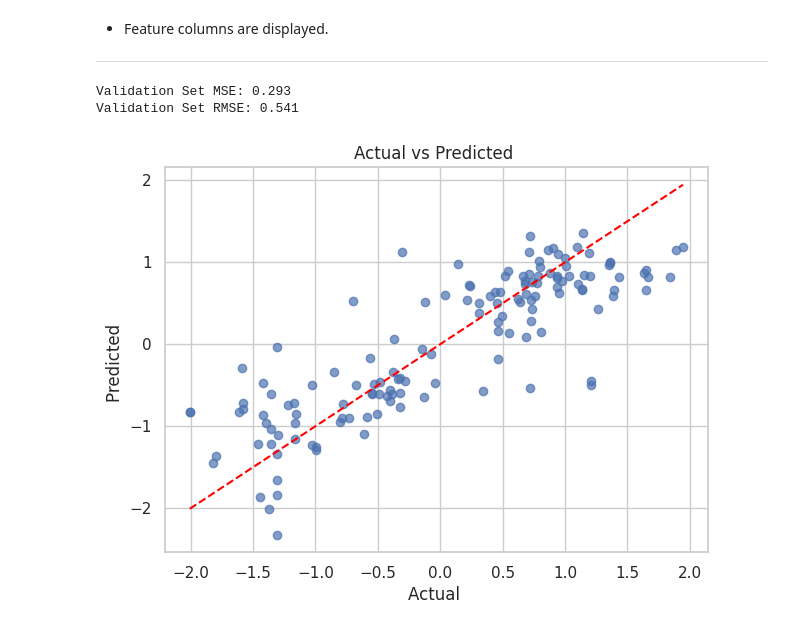
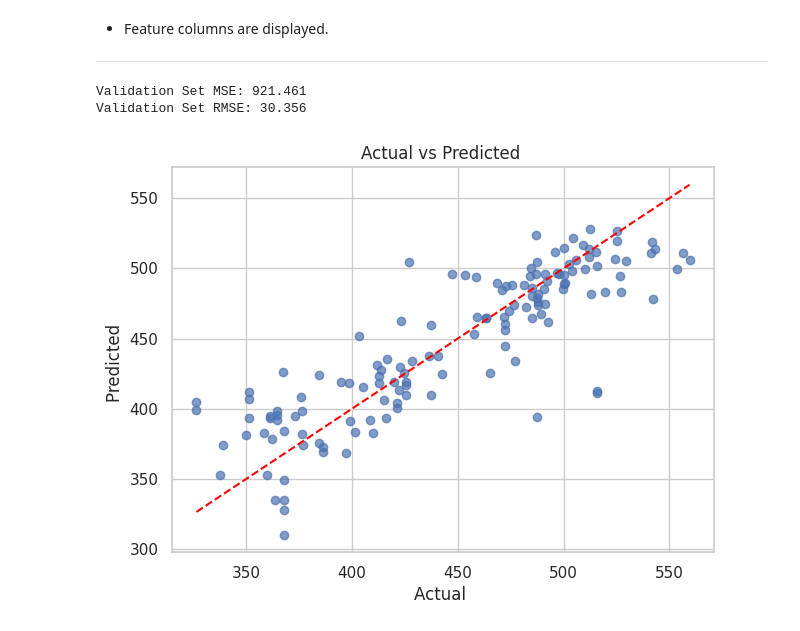
Before and after one commit to Zeynep243/DSA-210-Project, a Jupyter notebook: Machine_Learning.ipynb, the cells around one changed output. Saved outputs shown, nothing was run; the diff lists cells and outputs as text; code cells hidden in the pictures.

```diff
--- a/Machine_Learning.ipynb
+++ b/Machine_Learning.ipynb
@@ -490,0 +486,12 @@ plt.show()
+# %%
+from xgboost import XGBRegressor
+
+xgb = XGBRegressor(eval_metric='rmse', random_state=42, n_jobs=-1)
+xgb.fit(X, y)
+
+# plotting the importance of features
+sorted_idx = xgb.feature_importances_.argsort()
+plt.barh(np.array(X.columns)[sorted_idx],
+         xgb.feature_importances_[sorted_idx])
+plt.xlabel("XGBoost feature importance")
+plt.show()
@@ -495,14 +509,3 @@ plt.show()
-# %%
-# dropping a column from one hot encoding to get dummy variable
-
-# dummy variable approach for income level classification
-df = df.drop(columns=['classification_High-income countries'])
-
-# dummy variable approach for world regions
-# I chose to drop World_Region_North America specifically because it had a high VIF score
-df = df.drop(columns=['World_Region_North America'])
-
-df.to_csv("complete_data_dummy.csv")
 # %% [markdown]
 * Previously, when I prepared my data I used one hot encoding to use for other models.
 
@@ -560,9 +593,9 @@ plt.show()
 
 * Now I will look at VIF to see more clearly if there is multicollinarity.
 # %%
-df_multicol = df.drop(columns=['PISA_Total_Average'])
+X_multicol = X
 # Calculate VIF
-X = df_multicol
+X = X_multicol
 X = sm.add_constant(X)  # statsmodels requires adding constant manually
 
 vif_data = pd.DataFrame()
@@ -593,12 +626,12 @@ vif_data
 
 * I tried combining with other columns but VIF was still high, best approach seems to be dropping HDI column that is why I will drop and calculate VIF again.
 # %%
-df_multicol = df_multicol.drop(columns=[
+X_multicol = X_multicol.drop(columns=[
     'HDI'
   ])
 
 # Calculate VIF
-X = df_multicol
+X = X_multicol
 X = sm.add_constant(X)  # statsmodels requires adding constant manually
 X = X.drop(columns='const') # dropping const since it will not be usefull
 
@@ -648,36 +682,35 @@ df_multicol.head()
 ---
 # %%
 # updated from recitation 11 codes
-X = df_multicol
-y = df['PISA_Total_Average']
+X = X_multicol
 
 # Split into training and test sets
 X_train, X_test, y_train, y_test = train_test_split(X, y, test_size=0.2, random_state=5)
 
 # Train and evaluate
 model = LinearRegression()
 model.fit(X_train, y_train)
 y_pred = model.predict(X_test)
 
 mse = mean_squared_error(y_test, y_pred)
 print(f"Validation Set MSE: {mse:.3f}")
 print(f"Validation Set RMSE: {mse**0.5:.3f}")
 
 
 
 # Plot actual vs predicted scores
 plt.figure(figsize=(7, 5))
 plt.scatter(y_test, y_pred, alpha=0.7)
 plt.plot([y.min(), y.max()], [y.min(), y.max()], color='red', linestyle='--')
 plt.xlabel('Actual ')
 plt.ylabel('Predicted ')
 plt.title('Actual vs Predicted ')
 plt.grid(True)
 plt.show()
 # %% [output]
-Validation Set MSE: 0.293
-Validation Set RMSE: 0.541
+Validation Set MSE: 921.461
+Validation Set RMSE: 30.356
-[figure, old version]
+[figure, new version]
 # %%
 # 5-Fold Cross-Validation
 kf = KFold(n_splits=5, shuffle=True, random_state=55)
```
Also changed, not shown: parts of 43 cells of this notebook.
